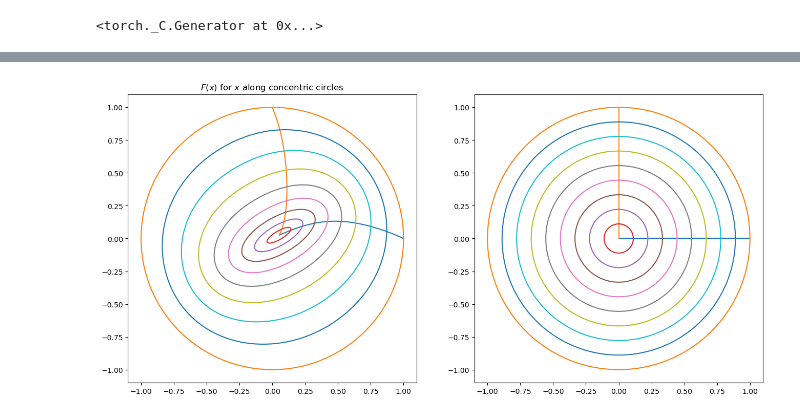
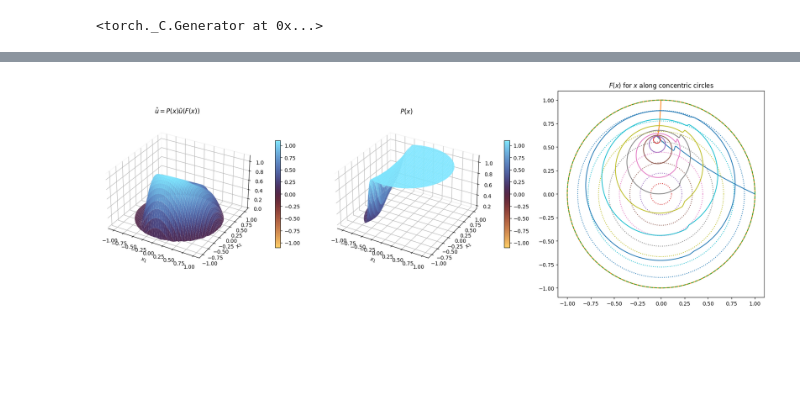
Before and after one commit to pascaltribel/polyharmonic_critic_equation, a Jupyter notebook: biharmonic_circle.ipynb, the cells around one changed output, grey strips where cells are left out. Drawn from its saved outputs; the diff is of its cells as text; code cells hidden in the pictures; blank space fills up the shorter version.

```diff
--- a/biharmonic_circle.ipynb
+++ b/biharmonic_circle.ipynb
@@ -179,31 +177,67 @@ plt.show()
 # %%
+n = 512
+xs = torch.linspace(-1, 1, n)
+X1, X2 = torch.meshgrid(xs, xs, indexing="ij")
+x = torch.stack([X1, X2], dim=-1).reshape(-1, 2)
+with torch.no_grad():
+    u = u_hat(P, F, x)
+    px = P(x)
+
+mask = (X1**2 + X2**2 > 1).cpu().numpy()
+u_hat_masked = np.ma.array(u.reshape(n, n).cpu().numpy(), mask=mask)
+px_masked = np.ma.array(px.reshape(n, n).cpu().numpy(), mask=mask)
+
+X1_np, X2_np = X1.cpu().numpy(), X2.cpu().numpy()
+
+u_s = u_hat_masked.filled(np.nan)
+px_s = px_masked.filled(np.nan)
+
+fig = plt.figure(figsize=(18, 6))
+
+ax0 = fig.add_subplot(1, 3, 1, projection="3d")
+surf0 = ax0.plot_surface(X1_np, X2_np, u_s, cmap="managua", linewidth=0, antialiased=True, vmin=-np.max(np.abs(u_hat_masked)), vmax=np.max(np.abs(u_hat_masked)))
+ax0.set_title(r"$\hat u = P(x)\tilde u(F(x))$")
+ax0.set_xlabel("$x_1$")
+ax0.set_ylabel("$x_2$")
+ax0.set_box_aspect((1, 1, 0.6))
+ax0.xaxis.pane.fill = False
+ax0.yaxis.pane.fill = False
+ax0.zaxis.pane.fill = False
+fig.colorbar(surf0, ax=ax0, shrink=0.5, pad=0.1)
+
+ax1 = fig.add_subplot(1, 3, 2, projection="3d")
+surf1 = ax1.plot_surface(X1_np, X2_np, px_s, cmap="managua", linewidth=0, antialiased=True, vmin=-np.max(np.abs(px_masked)), vmax=np.max(np.abs(px_masked)))
+ax1.set_title(r"$P(x)$")
+ax1.set_xlabel("$x_1$")
+ax1.set_ylabel("$x_2$")
+ax1.set_box_aspect((1, 1, 0.6))
+ax1.xaxis.pane.fill = False
+ax1.yaxis.pane.fill = False
+ax1.zaxis.pane.fill = False
+fig.colorbar(surf1, ax=ax1, shrink=0.5, pad=0.1)
+
 rs = torch.linspace(0,1, 10)
 thetas = torch.linspace(0, 2*torch.pi, 200)
 xs, ys = torch.cos(thetas), torch.sin(thetas)
 Xs = torch.stack([xs, ys], dim=-1).reshape(-1, 2)
 
 Fts = [F(r*Xs) for r in rs]
-fig, ax = plt.subplots(1, 2, figsize=(16, 8))
-
+ax2 = fig.add_subplot(1, 3, 3)
 ts = torch.linspace(0,1, 200)
 Fl0 = F(torch.stack([ts, torch.zeros_like(ts)], dim=-1).reshape(-1, 2)).cpu().detach()
 Fl1 = F(torch.stack([torch.zeros_like(ts),ts], dim=-1).reshape(-1, 2)).cpu().detach()
-ax[0].plot(Fl0[:,0],Fl0[:,1])
-ax[1].plot(ts.cpu().detach(), np.zeros_like(ts))
-
-ax[0].plot(Fl1[:,0],Fl1[:,1])
-ax[1].plot(np.zeros_like(ts),ts.cpu().detach(),)
+ax2.plot(Fl0[:,0],Fl0[:,1])
+ax2.plot(Fl1[:,0],Fl1[:,1])
 
 for i in range(len(rs)):
-    xt, yt = Fts[i][:,0].cpu().detach(), Fts[i][:,1].cpu().detach()
+    xt, yt = Fts[i][:, 0].cpu().detach(), Fts[i][:, 1].cpu().detach()
+    line, = ax2.plot(xt, yt)
+    ax2.plot(rs.cpu()[i] * xs.cpu(), rs.cpu()[i] * ys.cpu(), linestyle='dotted', color=line.get_color())
 
-    ax[0].plot(xt, yt)
-    ax[1].plot(rs.cpu()[i]*xs.cpu(), rs.cpu()[i]*ys.cpu())
-
-# ax[0].plot(xs.cpu(),ys.cpu(), linestyle='dashed')
-ax[0].set_aspect("equal")
-ax[0].set_title("$F(x)$ for $x$ along concentric circles")
-ax[1].set_aspect("equal")
+ax2.plot(xs.cpu(),ys.cpu(), linestyle='dashed')
+ax2.set_aspect("equal")
+ax2.set_title("$F(x)$ for $x$ along concentric circles")
+plt.tight_layout()
 plt.show()
 # %% [output]
-[figure, old version]
+[figure, new version]
```
Also changed, not shown: parts of 6 cells of this notebook, 1 other file.
